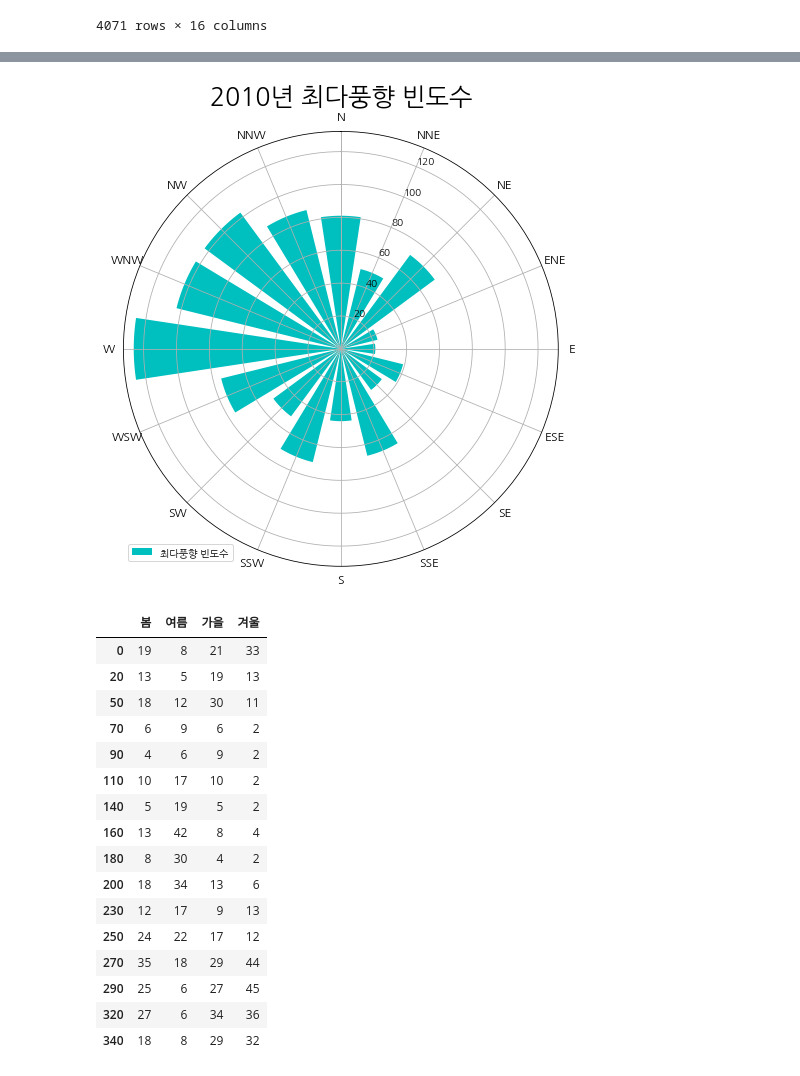
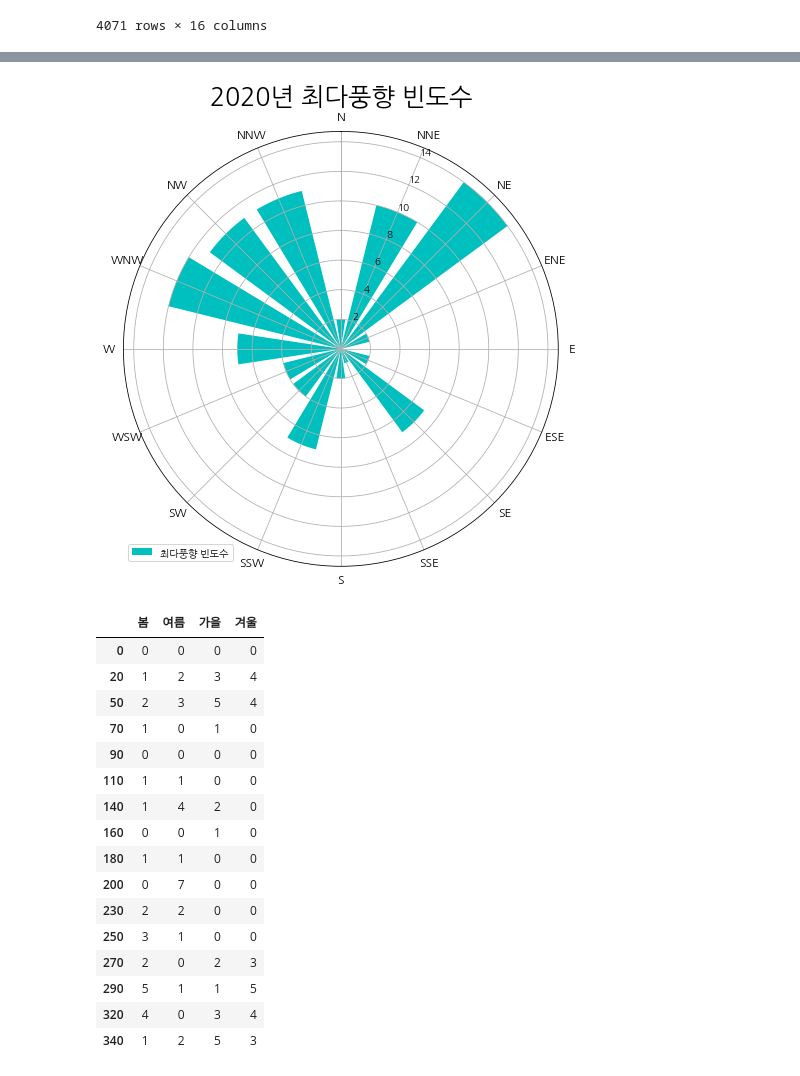
Before and after one commit to KimYeonWook511/PM10_Analysis, a Jupyter notebook: Code/PM10_Analysis.ipynb, the cells around one changed output, grey strips where cells are left out. Saved outputs shown, nothing was run; the diff lists cells and outputs as text; code cells hidden in the pictures.

```diff
--- a/Code/PM10_Analysis.ipynb
+++ b/Code/PM10_Analysis.ipynb
@@ -545,3 +565,8 @@ memory usage: 2.3+ MB
 weather_df['년'] = weather_df['년'].astype(str)
 weather_df['월'] = weather_df['월'].astype(str)
 weather_df['일'] = weather_df['일'].astype(str)
+
+# 최다풍향(16방위) 열의 타입을 int형으로 변경
+weather_df['최다풍향(16방위)'] = weather_df['최다풍향(16방위)'].astype(int)
+
+weather_df.info()
@@ -634,6 +651,9 @@ for area in weather_df['지점명'].unique():
       dic = {'지점명':area, '년':year, '월':month, '월합강수량(mm)':round(df['일강수량(mm)'].sum(), 2), '평균풍속(m/s)':round(df['평균풍속(m/s)'].mean(), 2), '최다풍향(16방위)':df['최다풍향(16방위)'].value_counts().index[0]}
       my_df = my_df.append(dic, ignore_index = True)
 
+my_df['최다풍향(16방위)'] = my_df['최다풍향(16방위)'].astype(int) # numpy.int64형태의 value가 object로 변화됨 이유모름.
 weather_df = my_df # 일일 날씨 데이터프레임을 월 날씨 데이터프레임으로 변경
+
+print(weather_df.info())
 weather_df
 # %% [output]
@@ -657,4 +691,5 @@ weather_df
 # %%
 # 16방위 변수들
 eng_16 = ['N', 'NNE', 'NE', 'ENE', 'E', 'ESE', 'SE', 'SSE', 'S', 'SSW', 'SW', 'WSW', 'W', 'WNW', 'NW', 'NNW']
+deg_16 = [0, 20, 50, 70, 90, 110, 140, 160, 180, 200, 230, 250, 270, 290, 320, 340]
 # %%
@@ -774,11 +810,16 @@ for area in avgPM10_df.index:
 # 풍향별 미세먼지 농도
 # 11주차 19p line_polar(레이더 차트)
 
-########## 우선 2010년 데이터 가공
-my_sr = weather_df.loc[weather_df['년'] == '2010', '최다풍향(16방위)'].value_counts() # 고유값 개수 시리즈 저장
-my_sr.rename(index = {360 : 0}, inplace = True) # 정렬을 위한 360도(북, N)를 0도로 변경
+########## 우선 2020년 데이터 가공
+my_sr = weather_df.loc[weather_df['년'] == '2020', '최다풍향(16방위)'].value_counts() # 고유값 개수 시리즈 저장
+my_sr.rename(index = {360 : 0}, inplace = True) # 정렬을 위해 360도(북, N)를 0도로 변경
 my_sr.sort_index(inplace = True) # eng_16에 맞게 정렬
-my_df = pd.DataFrame(my_sr, index = my_sr.index, columns = ['최다풍향(16방위)']) # 출력을 위한 데이터프레임 생성
+# my_df = pd.DataFrame(my_sr, index = my_sr.index, columns = ['최다풍향(16방위)']) # 출력을 위한 데이터프레임 생성
+my_df = pd.DataFrame(my_sr, index = deg_16, columns = ['최다풍향(16방위)'])
+## 이 사이는 굳이 안 해줘도 될 거 같음
+# my_df.fillna(0, inplace = True) # 결측치 표준화(??)
+# my_df['최다풍향(16방위)'] = my_df['최다풍향(16방위)'].astype(int) # 결측치가 존재했을 경우 float형이므로 int로 형변환 해줌
+## -----------------------------------
 my_df
 # %% [output]
 |  | 최다풍향(16방위) |
@@ -811,32 +842,32 @@ fig.show()
 # %%
 # https://blog.naver.com/bamyam19/222405715959 참조한 극좌표계
 
 # 16방위 축
 label_loc = np.linspace(start = 0, stop = 2*np.pi, num = len(eng_16) + 1)
 
 # x값 지정
 theta = np.linspace(0, 2*np.pi, len(eng_16), endpoint = False)
 
 # 극좌표계 도입
 plt.figure(figsize= (8, 8))
 ax = plt.subplot(polar=True)
 ax.set_theta_zero_location("N") # 세타의 0도 시작은 "N"인 북으로 설정
 ax.set_theta_direction(-1) # 세타 방향을 반대로(반시계 -> 시계)
 
 # 차트생성
 plt.xticks(label_loc, labels=eng_16, fontsize = 12)
-plt.bar(theta, my_df['최다풍향(16방위)'], width = 0.3, color = 'c', label = '최다풍향 빈도수')
+plt.bar(x = theta, height = my_df['최다풍향(16방위)'], width = 0.3, color = 'c', label = '최다풍향 빈도수')
 
 # 범례 및 제목넣기
 plt.legend(loc = 'lower left')
-plt.title('2010년 최다풍향 빈도수',size = 25)
+plt.title('2020년 최다풍향 빈도수',size = 25)
 plt.show()
 # %% [output]
-[figure, old version]
+[figure, new version]
 # %%
-########## 우선 2010년 데이터 가공
-my_df = pd.DataFrame() # 2010년 사계절 최다풍향 고유값 개수를 저장할 데이터프레임
-df = weather_df.loc[weather_df['년'] == '2010', ['월', '최다풍향(16방위)']]
+########## 우선 2020년 데이터 가공
+my_df = pd.DataFrame(index = deg_16) # 2020년 사계절 최다풍향 고유값 개수를 저장할 데이터프레임
+df = weather_df.loc[weather_df['년'] == '2020', ['월', '최다풍향(16방위)']]
 
 # 사계절별 고유값 개수
 my_df['봄'] = df.loc[(df['월'] == '3') | (df['월'] == '4') | (df['월'] == '5'), '최다풍향(16방위)'].value_counts()
@@ -845,25 +876,33 @@ my_df['가을'] = df.loc[(df['월'] == '9') | (df['월'] == '10') | (df['월'] =
 my_df['겨울'] = df.loc[(df['월'] == '12') | (df['월'] == '1') | (df['월'] == '2'), '최다풍향(16방위)'].value_counts()
 my_df.rename(index = {360 : 0}, inplace = True) # 정렬을 위한 360도(북, N)를 0도로 변경
 my_df.sort_index(inplace = True) # eng_16에 맞게 정렬
+
+my_df.fillna(0, inplace = True) # 결측치 표준화(??)
+# 결측치가 존재했을 경우(float)가 있으므로 int로 형변환 해줌
+my_df['봄'] = my_df['봄'].astype(int)
+my_df['여름'] = my_df['여름'].astype(int)
+my_df['가을'] = my_df['가을'].astype(int)
+my_df['겨울'] = my_df['겨울'].astype(int)
+
 my_df
 # %% [output]
 |  | 봄 | 여름 | 가을 | 겨울 |
-| 0 | 19 | 8 | 21 | 33 |
-| 20 | 13 | 5 | 19 | 13 |
-| 50 | 18 | 12 | 30 | 11 |
-| 70 | 6 | 9 | 6 | 2 |
-| 90 | 4 | 6 | 9 | 2 |
-| 110 | 10 | 17 | 10 | 2 |
-| 140 | 5 | 19 | 5 | 2 |
-| 160 | 13 | 42 | 8 | 4 |
-| 180 | 8 | 30 | 4 | 2 |
-| 200 | 18 | 34 | 13 | 6 |
-| 230 | 12 | 17 | 9 | 13 |
-| 250 | 24 | 22 | 17 | 12 |
-| 270 | 35 | 18 | 29 | 44 |
-| 290 | 25 | 6 | 27 | 45 |
-| 320 | 27 | 6 | 34 | 36 |
-| 340 | 18 | 8 | 29 | 32 |
+| 0 | 0 | 0 | 0 | 0 |
+| 20 | 1 | 2 | 3 | 4 |
+| 50 | 2 | 3 | 5 | 4 |
+| 70 | 1 | 0 | 1 | 0 |
+| 90 | 0 | 0 | 0 | 0 |
+| 110 | 1 | 1 | 0 | 0 |
+| 140 | 1 | 4 | 2 | 0 |
+| 160 | 0 | 0 | 1 | 0 |
+| 180 | 1 | 1 | 0 | 0 |
+| 200 | 0 | 7 | 0 | 0 |
+| 230 | 2 | 2 | 0 | 0 |
+| 250 | 3 | 1 | 0 | 0 |
+| 270 | 2 | 0 | 2 | 3 |
+| 290 | 5 | 1 | 1 | 5 |
+| 320 | 4 | 0 | 3 | 4 |
+| 340 | 1 | 2 | 5 | 3 |
 # %%
 # https://blog.naver.com/bamyam19/222405715959 참조한 극좌표계
 
```
Also changed, not shown: parts of 36 cells of this notebook.
